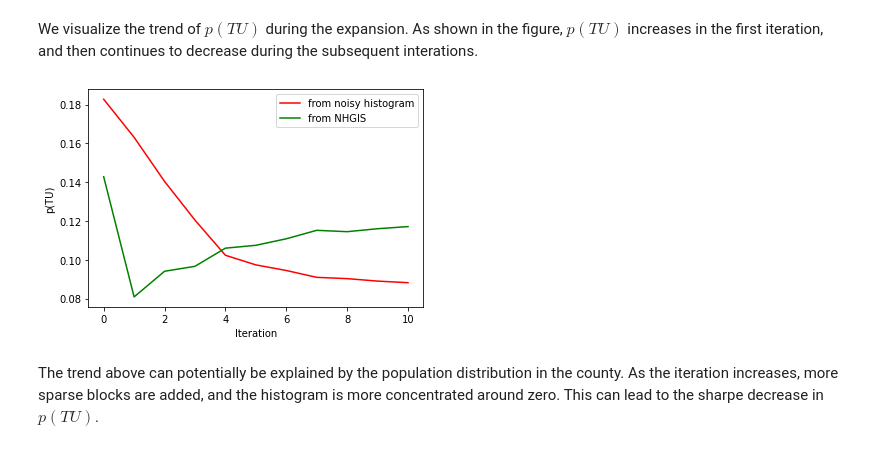
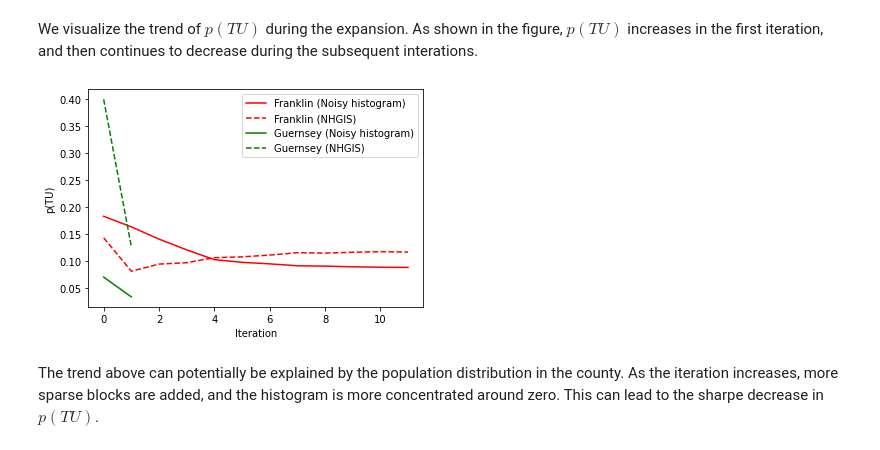
Before and after one commit to linyuehzzz/tda-eval, a Jupyter notebook: cell_uniques.ipynb, the cells around one changed output. Saved outputs shown, nothing was run; the diff lists cells and outputs as text; code cells hidden in the pictures.

```diff
--- a/cell_uniques.ipynb
+++ b/cell_uniques.ipynb
@@ -818,7 +818,11 @@ k10 = weights.KNN.from_dataframe(data_tract, k=10)
 
 tract_index = [max_index]
 p_tu_all = []
-while len(tract_index) < len(data_tract):
+flag = 0
+while flag < 1:
+    if len(tract_index) == len(data_tract):
+        flag = 1
+
     # create histogram
     tract_ids = data_tract["GEOID10"].iloc[tract_index]
     data_people_sub = data_people[data_people["TRACTID10"].isin(tract_ids)]
@@ -884,7 +889,11 @@ k10 = weights.KNN.from_dataframe(data_tract, k=10)
 
 tract_index = [max_index]
 p_tu_all_nhgis = []
-while len(tract_index) < len(data_tract):
+flag = 0
+while flag < 1:
+    if len(tract_index) == len(data_tract):
+        flag = 1
+
     # create histogram
     tract_ids = data_tract["GEOID10"].iloc[tract_index]
     nhgis_sub = nhgis_block[nhgis_block["TRACTID10"].isin(tract_ids)]
@@ -925,0 +938,10 @@ p_tu_all_nhgis
+# %%
+%cd "/content/gdrive/My Drive/Colab Notebooks/census_privacy"
+import geopandas as gpd
+
+filename_block_g = 'guernsey/buildings/guernsey_block10.json'
+data_block_g = gpd.read_file(filename_block_g)
+data_block_g['GEOID10'] = data_block_g['GEOID10'].astype(str)
+data_block_g['BGID10'] = data_block_g['GEOID10'].str[:12]
+data_block_g['TRACTID10'] = data_block_g['GEOID10'].str[:11]
+data_block_g.columns
@@ -925,0 +955,8 @@ p_tu_all_nhgis
+# %%
+%cd "/content/gdrive/My Drive/Colab Notebooks/census_privacy"
+import geopandas as gpd
+
+filename_tract_g = 'guernsey/buildings/guernsey_tract10.json'
+data_tract_g = gpd.read_file(filename_tract_g)
+data_tract_g['GEOID10'] = data_tract_g['GEOID10'].astype(str)
+data_tract_g.columns
@@ -928,15 +1080,17 @@ We visualize the trend of $p(TU)$ during the expansion. As shown in the figure,
 # %%
 import matplotlib.pyplot as plt
 import numpy as np
 
-plt.plot(np.array(p_tu_all), color = 'r', label='from noisy histogram')
-plt.plot(np.array(p_tu_all_nhgis), color = 'g', label='from NHGIS')
+plt.plot(np.array(p_tu_all), color = 'r', label='Franklin (Noisy histogram)')
+plt.plot(np.array(p_tu_all_nhgis), color = 'r', label='Franklin (NHGIS)', linestyle='dashed')
+plt.plot(np.array(p_tu_all_g), color = 'g', label='Guernsey (Noisy histogram)')
+plt.plot(np.array(p_tu_all_nhgis_g), color = 'g', label='Guernsey (NHGIS)', linestyle='dashed')
 plt.xlabel("Iteration")
 plt.ylabel("p(TU)")
 plt.legend()
 plt.show()
 # %% [output]
-[figure, old version]
+[figure, new version]
 # %% [markdown]
 The trend above can potentially be explained by the population distribution in the county. As the iteration increases, more sparse blocks are added, and the histogram is more concentrated around zero. This can lead to the sharpe decrease in $p(TU)$.
 # %%
```
Also changed, not shown: parts of 8 cells of this notebook.
